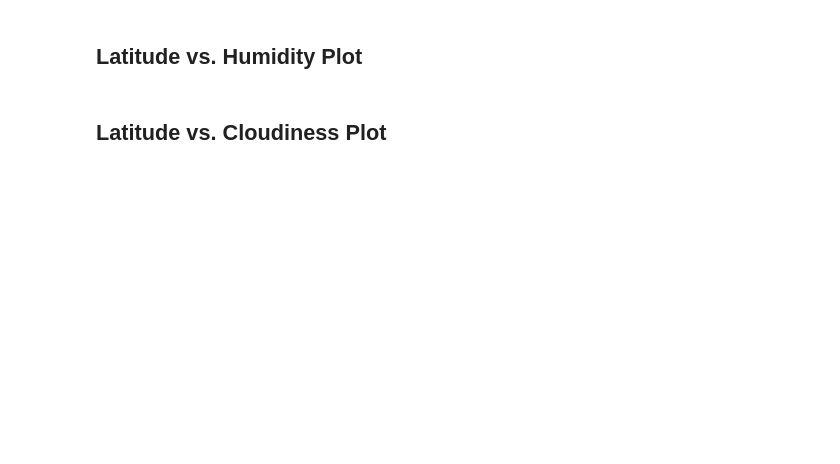
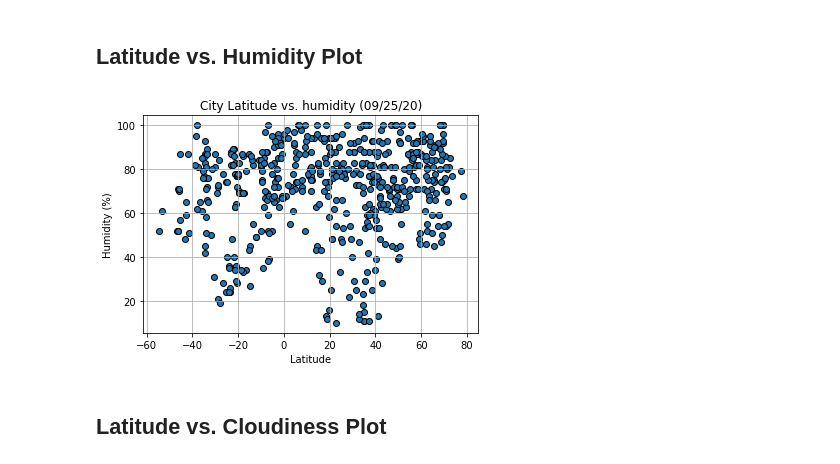
Before and after one commit to flopezjr/python-api-challenge, a Jupyter notebook: WeatherPy/WeatherPy-Copy2.ipynb, the cells around one changed output. Saved outputs shown, nothing was run; the diff lists cells and outputs as text; code cells hidden in the pictures; blank space fills up the shorter version.

```diff
--- a/WeatherPy/WeatherPy-Copy2.ipynb
+++ b/WeatherPy/WeatherPy-Copy2.ipynb
@@ -177,4 +170,17 @@ Skip this step if there are no cities that have humidity > 100%.
 # %% [markdown]
 ## Latitude vs. Humidity Plot
+# %%
+lat = city_df["lat"]
+humidity = city_df["humidity"]
+
+plt.title("City Latitude vs. humidity (09/25/20)")
+plt.scatter(lat, humidity, edgecolor="black")
+plt.xlabel("Latitude")
+plt.ylabel("Humidity (%)")
+plt.grid()
+plt.savefig("Images/humidity.png")
+plt.show()
+# %% [output]
+[figure, added]
 # %% [markdown]
 ## Latitude vs. Cloudiness Plot
```
Also changed, not shown: parts of 12 cells of this notebook, 5 other files.
